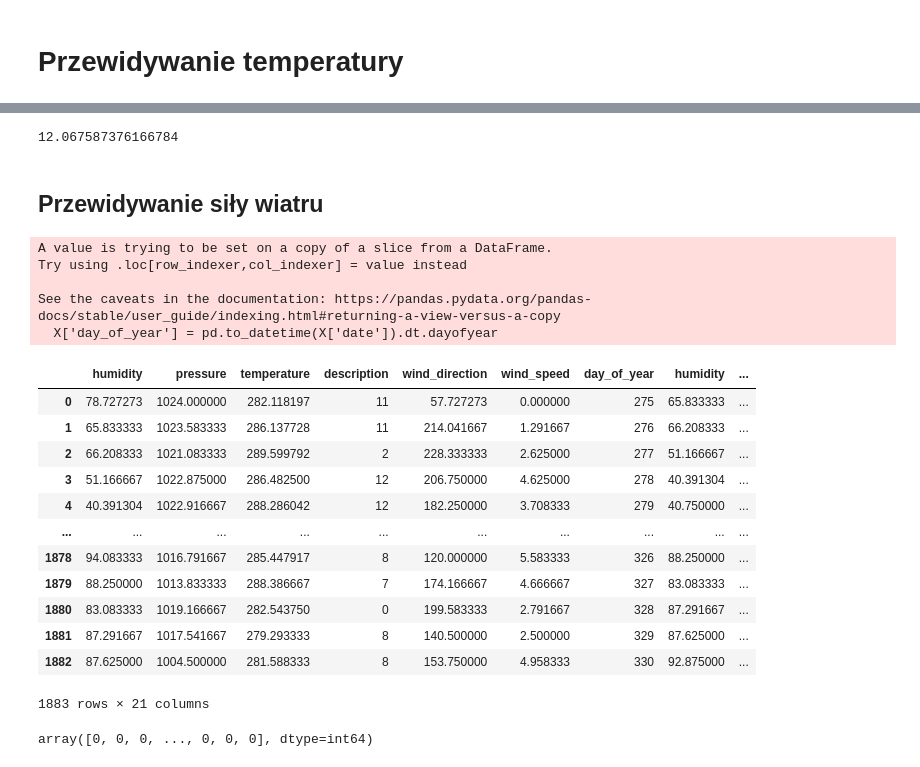
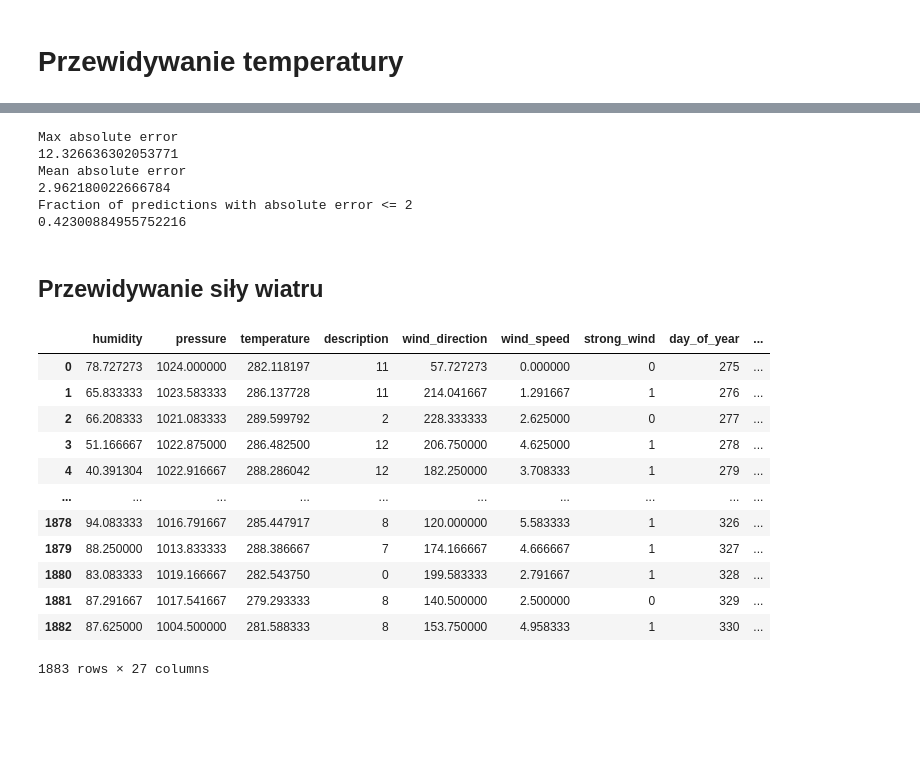
Before and after one commit to Bieslaw/NeuronProject, a Jupyter notebook: Projekt3.ipynb, the cells around one changed output, grey strips where cells are left out. Saved outputs shown, nothing was run; the diff lists cells and outputs as text; code cells hidden in the pictures; blank space fills up the shorter version.

```diff
--- a/Projekt3.ipynb
+++ b/Projekt3.ipynb
@@ -126,44 +167,56 @@ print(err)
 # %%
+from sklearn.metrics import mean_absolute_error
 y_pred2 = net.predict(X_test)
-err = abs_error(y_test, y_pred2)
-print(err)
+err2 = abs_error(y_test, y_pred2)
+print("Max absolute error")
+print(err2)
+
+print("Mean absolute error")
+print(mean_absolute_error(y_test, y_pred2))
+margin = 2
+print(f"Fraction of predictions with absolute error <= {margin}")
+print(valid_in_margin(y_pred2, y_test, margin))
 # %% [output]
-12.067587376166784
+Max absolute error
+12.326636302053771
+Mean absolute error
+2.962180022666784
+Fraction of predictions with absolute error <= 2
+0.42300884955752216
 # %% [markdown]
 ## Przewidywanie siły wiatru
+# %%
+df_speed_2 = pd.read_csv("wind_speed.csv")
+df_speed_2["date"] = pd.to_datetime(df_speed_2["datetime"]).dt.date
+df_speed_2 = df_speed_2.drop(columns=['datetime'])
+df_speed_2 = df_speed_2.groupby('date').apply(lambda group: (group >= 6).any())
 # %%
-X = df_Portland.iloc[:-2]
-y =  df_Portland['wind_speed'].iloc[4:]
+X_strong_wind = df_speed_2['Portland'].apply(lambda x: 1 if x else 0)
+X = df_Portland.copy()
+X['strong_wind'] = X_strong_wind
+X = X.iloc[:-2]
+y = X_strong_wind.iloc[4:]
 
 X.reset_index(inplace= True)
 X['day_of_year'] = pd.to_datetime(X['date']).dt.dayofyear
+X['month'] = pd.to_datetime(X['date']).dt.month
+
 X = X.drop('date', axis=1)
+column_names = X.columns.to_list()
 X= pd.concat([X.iloc[:-2].reset_index(drop=True),X.iloc[1:-1].reset_index(drop=True),X.iloc[2:].reset_index(drop=True)],axis = 1)
+X.columns = column_names + [c + '_1' for c in column_names] + [c + '_2' for c in column_names]
 X
 # %% [output]
+|  | humidity | pressure | temperature | description | wind_direction | wind_speed | strong_wind | day_of_year | ... |
+| 0 | 78.727273 | 1024.000000 | 282.118197 | 11 | 57.727273 | 0.000000 | 0 | 275 | ... |
+| 1 | 65.833333 | 1023.583333 | 286.137728 | 11 | 214.041667 | 1.291667 | 1 | 276 | ... |
+| 2 | 66.208333 | 1021.083333 | 289.599792 | 2 | 228.333333 | 2.625000 | 0 | 277 | ... |
+| 3 | 51.166667 | 1022.875000 | 286.482500 | 12 | 206.750000 | 4.625000 | 1 | 278 | ... |
+| 4 | 40.391304 | 1022.916667 | 288.286042 | 12 | 182.250000 | 3.708333 | 1 | 279 | ... |
+| ... | ... | ... | ... | ... | ... | ... | ... | ... | ... |
+| 1878 | 94.083333 | 1016.791667 | 285.447917 | 8 | 120.000000 | 5.583333 | 1 | 326 | ... |
+| 1879 | 88.250000 | 1013.833333 | 288.386667 | 7 | 174.166667 | 4.666667 | 1 | 327 | ... |
+| 1880 | 83.083333 | 1019.166667 | 282.543750 | 0 | 199.583333 | 2.791667 | 1 | 328 | ... |
+| 1881 | 87.291667 | 1017.541667 | 279.293333 | 8 | 140.500000 | 2.500000 | 0 | 329 | ... |
+| 1882 | 87.625000 | 1004.500000 | 281.588333 | 8 | 153.750000 | 4.958333 | 1 | 330 | ... |
-A value is trying to be set on a copy of a slice from a DataFrame.
-Try using .loc[row_indexer,col_indexer] = value instead
-
-See the caveats in the documentation: https://pandas.pydata.org/pandas-docs/stable/user_guide/indexing.html#returning-a-view-versus-a-copy
-  X['day_of_year'] = pd.to_datetime(X['date']).dt.dayofyear
+1883 rows × 27 columns
-|  | humidity | pressure | temperature | description | wind_direction | wind_speed | day_of_year | humidity | ... |
-| 0 | 78.727273 | 1024.000000 | 282.118197 | 11 | 57.727273 | 0.000000 | 275 | 65.833333 | ... |
-| 1 | 65.833333 | 1023.583333 | 286.137728 | 11 | 214.041667 | 1.291667 | 276 | 66.208333 | ... |
-| 2 | 66.208333 | 1021.083333 | 289.599792 | 2 | 228.333333 | 2.625000 | 277 | 51.166667 | ... |
-| 3 | 51.166667 | 1022.875000 | 286.482500 | 12 | 206.750000 | 4.625000 | 278 | 40.391304 | ... |
-| 4 | 40.391304 | 1022.916667 | 288.286042 | 12 | 182.250000 | 3.708333 | 279 | 40.750000 | ... |
-| ... | ... | ... | ... | ... | ... | ... | ... | ... | ... |
-| 1878 | 94.083333 | 1016.791667 | 285.447917 | 8 | 120.000000 | 5.583333 | 326 | 88.250000 | ... |
-| 1879 | 88.250000 | 1013.833333 | 288.386667 | 7 | 174.166667 | 4.666667 | 327 | 83.083333 | ... |
-| 1880 | 83.083333 | 1019.166667 | 282.543750 | 0 | 199.583333 | 2.791667 | 328 | 87.291667 | ... |
-| 1881 | 87.291667 | 1017.541667 | 279.293333 | 8 | 140.500000 | 2.500000 | 329 | 87.625000 | ... |
-| 1882 | 87.625000 | 1004.500000 | 281.588333 | 8 | 153.750000 | 4.958333 | 330 | 92.875000 | ... |
-1883 rows × 21 columns
-# %%
-y = pd.DataFrame(y)
-y['wind_is_strong'] = y['wind_speed'].apply(lambda x: 1 if x >= 6 else 0)
-y = y.drop('wind_speed', axis=1)
-y = column_or_1d(y, warn=True)
-y
-# %% [output]
-array([0, 0, 0, ..., 0, 0, 0], dtype=int64)
```
Also changed, not shown: parts of 13 cells of this notebook.
